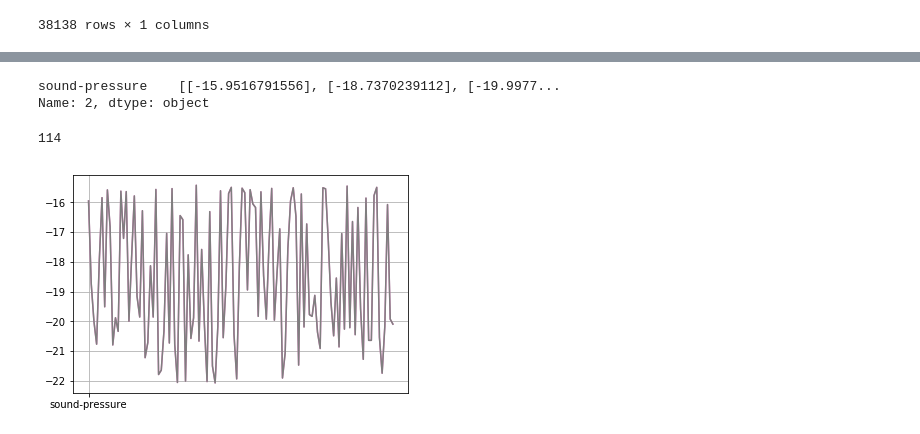
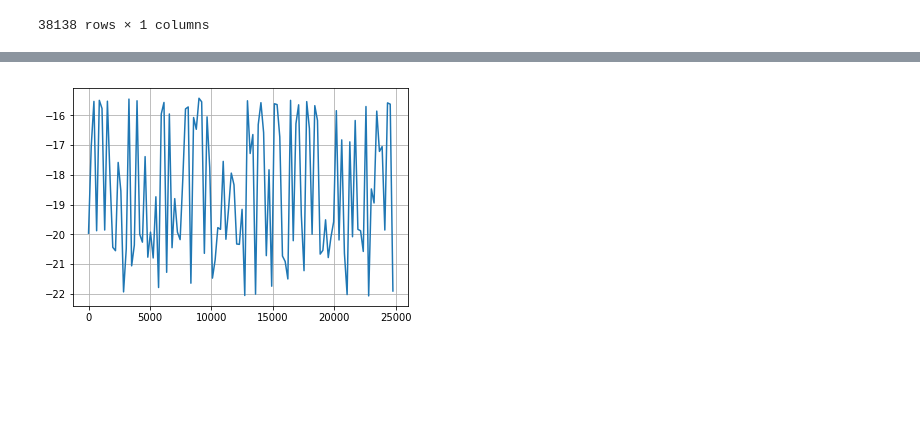
Before and after one commit to JedrzejMosiezny/R67-data-analysis, a Jupyter notebook: _jupyter/fft_analysis_ver02.ipynb, the cells around one changed output, grey strips where cells are left out. Saved outputs shown, nothing was run; the diff lists cells and outputs as text; code cells hidden in the pictures; blank space fills up the shorter version.

```diff
--- a/_jupyter/fft_analysis_ver02.ipynb
+++ b/_jupyter/fft_analysis_ver02.ipynb
@@ -105,6 +105,2 @@ fft_values = pd.DataFrame(batch_pressure.groupby('nodenumber').apply(lambda x: F
 fft_db = pd.DataFrame(batch_pressure.groupby('nodenumber').apply(lambda x: FFT_db(x), meta=('sound-pressure', 'f8')).compute()).sort_index(axis=0, level=None, ascending=True, inplace=False, kind='quicksort', na_position='last', sort_remaining=True)
 fft_freq = pd.DataFrame(batch_pressure.groupby('nodenumber').apply(lambda x: FFT_freq(x), meta=('sound-pressure', 'f8')).compute()).sort_index(axis=0, level=None, ascending=True, inplace=False, kind='quicksort', na_position='last', sort_remaining=True)
-# %%
-fft_values = pd.DataFrame(batch_pressure.groupby('nodenumber').apply(lambda x: FFT_values(x), meta=('sound-pressure', 'f8')).compute()).sort_index(axis=0, level=None, ascending=True, inplace=False, kind='quicksort', na_position='last', sort_remaining=True)
-fft_db = pd.DataFrame(batch_pressure.groupby('nodenumber').apply(lambda x: FFT_db(x), meta=('sound-pressure', 'f8')).compute()).sort_index(axis=0, level=None, ascending=True, inplace=False, kind='quicksort', na_position='last', sort_remaining=True)
-fft_freq = pd.DataFrame(batch_pressure.groupby('nodenumber').apply(lambda x: FFT_freq(x), meta=('sound-pressure', 'f8')).compute()).sort_index(axis=0, level=None, ascending=True, inplace=False, kind='quicksort', na_position='last', sort_remaining=True)
@@ -183,4 +242,7 @@ fft_freq
 # %%
-DB = fft_db.loc[2]
-FREQ = fft_freq.loc[2]
-VAL = fft_values.loc[2]
+DB = fft_db.loc[2].values[0]
+#DB.to_csv(str('int-01_DB.dat'), sep=",")
+DB
+#FREQ = np.asarray(fft_freq.loc[2])[0]
+#FREQ
+#VAL = fft_values.loc[2]
@@ -186,0 +281,4 @@ VAL = fft_values.loc[2]
+# %%
+FREQ = fft_freq.loc[2].values[0]
+#FREQ.to_csv(str('int-01_FREQ.dat'), sep=",")
+FREQ[dupa]
@@ -209,22 +291,17 @@ array([     0.        ,    219.29824561,    438.59649123,    657.89473684,
 # %%
 DB.to_csv(str('int-01_DB.dat'), sep=",")
 DB
-# %% [output]
-sound-pressure    [[-15.9516791556], [-18.7370239112], [-19.9977...
-Name: 2, dtype: object
 # %%
 VAL
 # %%
 DBRA = DB.values[0]
 DBRA.size
-# %% [output]
-114
 # %%
-plt.plot(FREQ, DBRA)
+plt.plot(FREQ, DB)
 plt.grid()
 plt.show()
 # %% [output]
-[figure, old version]
+[figure, new version]
 # %%
 # code validation
 # %%
```
Also changed, not shown: parts of 13 cells of this notebook.
